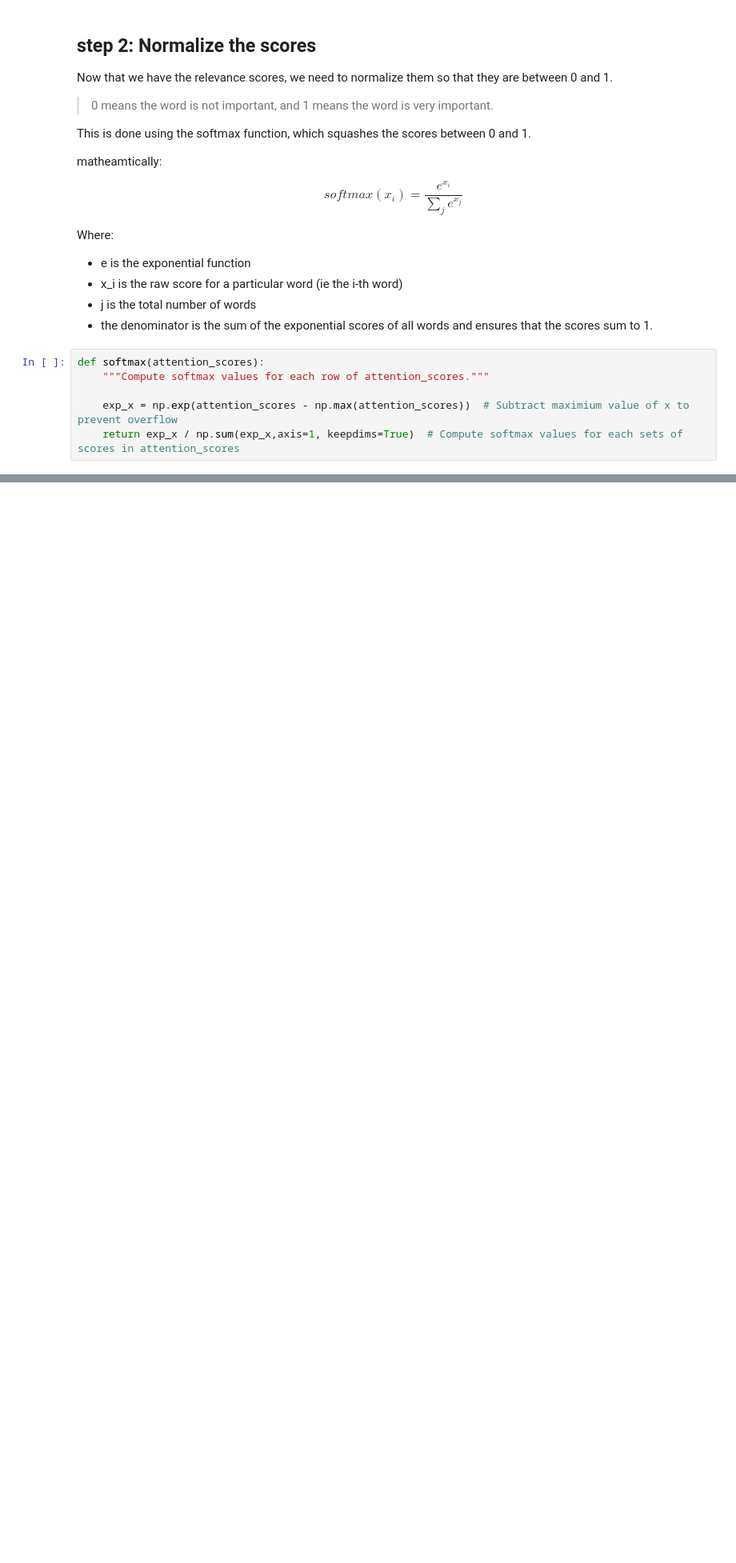
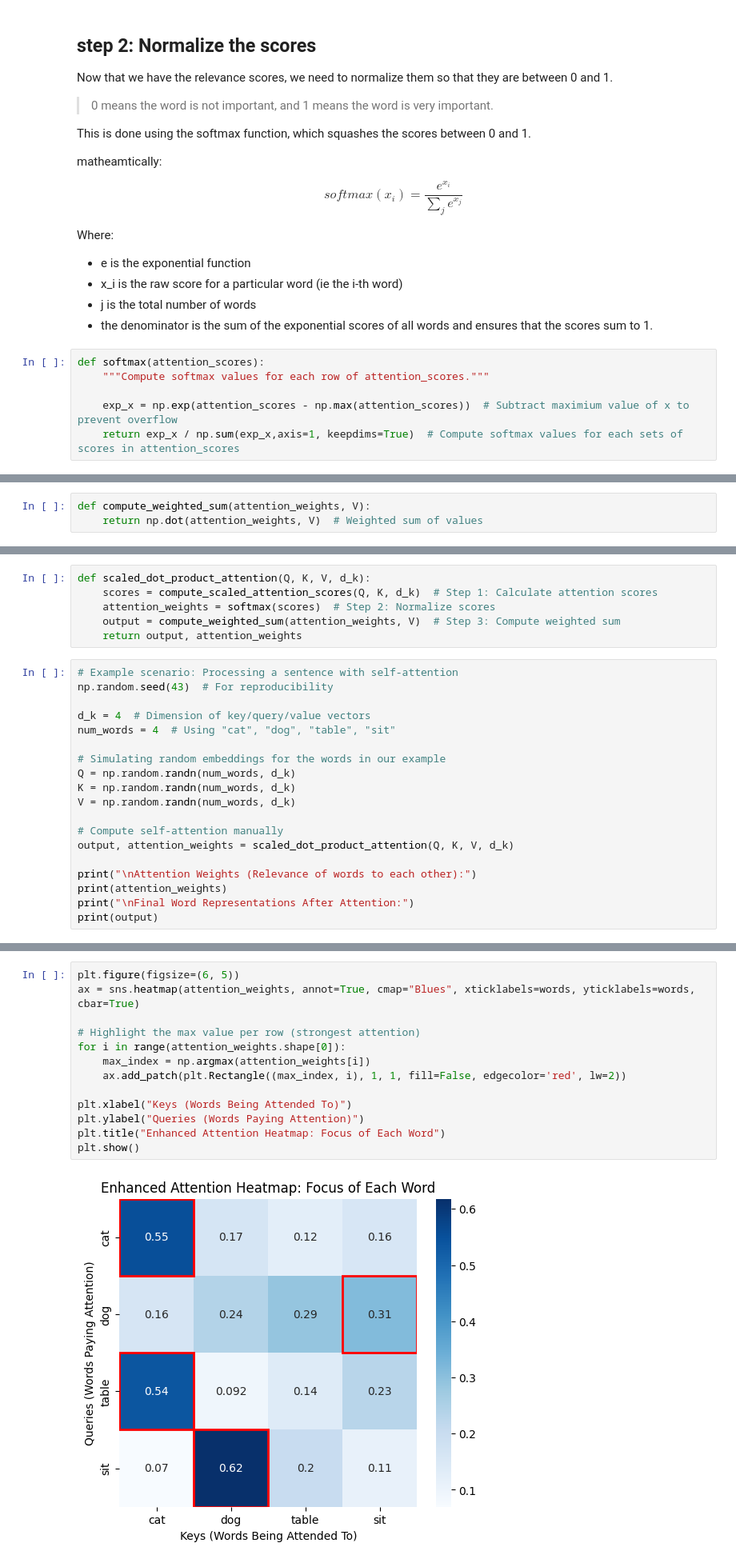
Before and after one commit to The-Advanced-Intelligence-Makers/DeepseekAI-101, a Jupyter notebook: Week 1_Foundations of Transformers and Pretraining/Day 1_Introduction to Transformers/01_Implement self-attention.ipynb, the cells around one changed output, grey strips where cells are left out. Shown at 80% size. Drawn from its saved outputs; the diff is of its cells as text; blank space fills up the shorter version.

```diff
--- a/Week 1_Foundations of Transformers and Pretraining/Day 1_Introduction to Transformers/01_Implement self-attention.ipynb
+++ b/Week 1_Foundations of Transformers and Pretraining/Day 1_Introduction to Transformers/01_Implement self-attention.ipynb
@@ -115,0 +179,3 @@ Softmax Scores:
+# %%
+def compute_weighted_sum(attention_weights, V):
+    return np.dot(attention_weights, V)  # Weighted sum of values
@@ -115,0 +211,25 @@ Softmax Scores:
+# %%
+def scaled_dot_product_attention(Q, K, V, d_k):
+    scores = compute_scaled_attention_scores(Q, K, d_k)  # Step 1: Calculate attention scores
+    attention_weights = softmax(scores)  # Step 2: Normalize scores
+    output = compute_weighted_sum(attention_weights, V)  # Step 3: Compute weighted sum
+    return output, attention_weights
+# %%
+# Example scenario: Processing a sentence with self-attention
+np.random.seed(43)  # For reproducibility
+
+d_k = 4  # Dimension of key/query/value vectors
+num_words = 4  # Using "cat", "dog", "table", "sit"
+
+# Simulating random embeddings for the words in our example
+Q = np.random.randn(num_words, d_k)
+K = np.random.randn(num_words, d_k)
+V = np.random.randn(num_words, d_k)
+
+# Compute self-attention manually
+output, attention_weights = scaled_dot_product_attention(Q, K, V, d_k)
+
+print("\nAttention Weights (Relevance of words to each other):")
+print(attention_weights)
+print("\nFinal Word Representations After Attention:")
+print(output)
@@ -115,0 +253,15 @@ Softmax Scores:
+# %%
+plt.figure(figsize=(6, 5))
+ax = sns.heatmap(attention_weights, annot=True, cmap="Blues", xticklabels=words, yticklabels=words, cbar=True)
+
+# Highlight the max value per row (strongest attention)
+for i in range(attention_weights.shape[0]):
+    max_index = np.argmax(attention_weights[i])
+    ax.add_patch(plt.Rectangle((max_index, i), 1, 1, fill=False, edgecolor='red', lw=2))
+
+plt.xlabel("Keys (Words Being Attended To)")
+plt.ylabel("Queries (Words Paying Attention)")
+plt.title("Enhanced Attention Heatmap: Focus of Each Word")
+plt.show()
+# %% [output]
+[figure, added]
```
Also changed, not shown: parts of 15 cells of this notebook.
